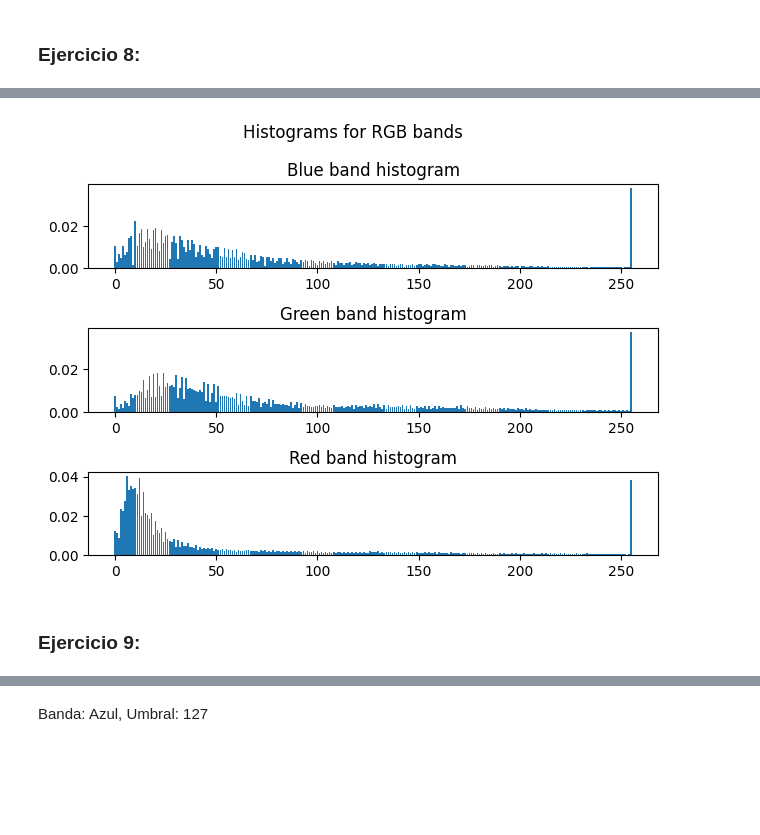
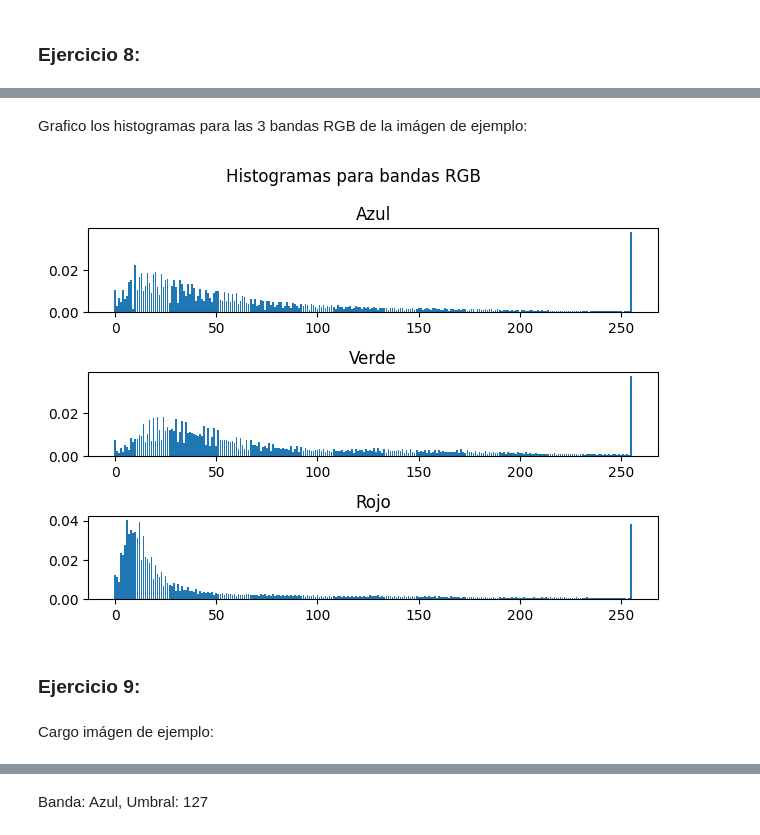
Before and after one commit to rfondato/atis, a Jupyter notebook: TP1.ipynb, the cells around one changed output, grey strips where cells are left out. Saved outputs shown, nothing was run; the diff lists cells and outputs as text; code cells hidden in the pictures; blank space fills up the shorter version.

```diff
--- a/TP1.ipynb
+++ b/TP1.ipynb
@@ -9,0 +24,9 @@ Como primer paso, instalamos openCV y Numpy, luego clonamos el repositorio con l
+# %%
+def get_example_image():
+    img_folder_path = './Example Landsat8/'
+    image = cv2.imread(f'{img_folder_path}LC08_224-078_2018-01-05_RGB.png')
+
+    # Crop de la imagen dado que tiene 2 bordes grandes negros a los costados
+    image = image[0:450, 324:717, :]
+
+    return image
@@ -214,0 +300,3 @@ show_image(invert_color(image))
+# %%
+image = get_example_image()
+show_image(image)
@@ -215,6 +310,6 @@ show_image(invert_color(image))
 # %%
-def histogram(image, band, depth = 8):
-    hist = np.zeros(2**depth)
+def histogram(image, band, bit_depth = 8):
+    hist = np.zeros(2**bit_depth)
     unique_counts = np.unique(image[:, :, band], return_counts=True)
     unique_counts = zip(unique_counts[0], unique_counts[1])
     for value,count in unique_counts:
@@ -236,9 +338,13 @@ def plot_histograms(hists, titles, main_title):
 
     fig.tight_layout(h_pad=1)
     plt.show()
-# %%
-plot_histograms(hists, ["Blue band histogram", "Green band histogram", "Red band histogram"], "Histograms for RGB bands")
-# %% [output]
-[figure, removed]
+# %% [markdown]
+Grafico los histogramas para las 3 bandas RGB de la imágen de ejemplo:
+# %%
+plot_histograms(hists, ["Azul", "Verde", "Rojo"], "Histogramas para bandas RGB")
+# %% [output]
+[figure, added]
 # %% [markdown]
 ### **Ejercicio 9:**
+# %% [markdown]
+Cargo imágen de ejemplo:
```
Also changed, not shown: parts of 124 cells of this notebook.
